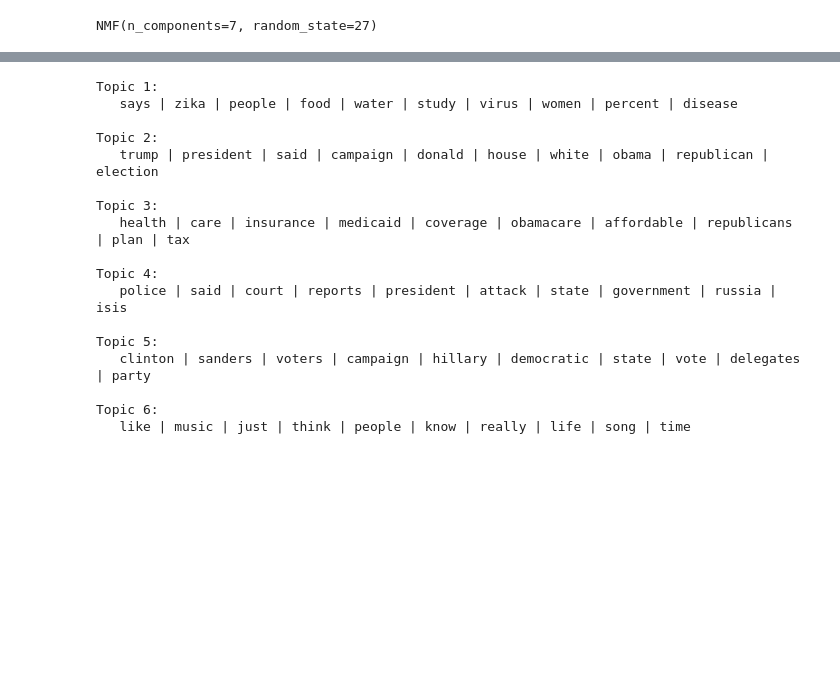
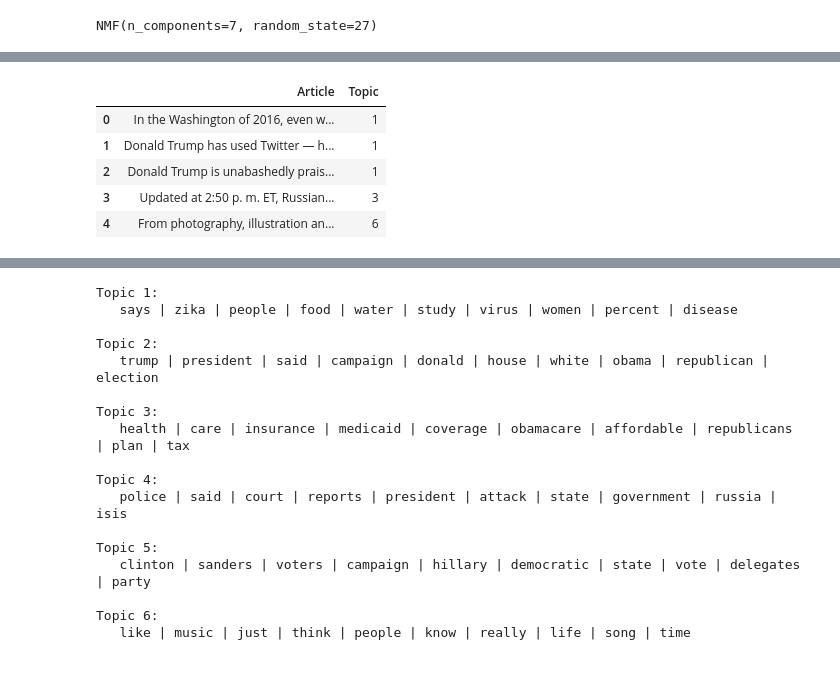
Before and after one commit to data-alch3m1st/Natural_Language_Processing--NLP--, a Jupyter notebook: Untitled.ipynb, the cells around one changed output, grey strips where cells are left out. Cells and saved outputs as stored; diff of their text form; code cells hidden in the pictures; blank space fills up the shorter version.

Commit message:
Data vis, topics updates

```diff
--- a/Untitled.ipynb
+++ b/Untitled.ipynb
@@ -71,0 +113,16 @@ NMF(n_components=7, random_state=27)
+# %%
+# Transform the TFIDF to get topic distros for each document
+topic_distributions = nmf_model.transform(tfidf)
+
+# Assign the topic to each article
+df['Topic'] = np.argmax(topic_distributions, axis=1)
+
+# Show the DataFrame with assigned topics
+df[['Article', 'Topic']].head()
+# %% [output]
+|  | Article | Topic |
+| 0 | In the Washington of 2016, even w... | 1 |
+| 1 | Donald Trump has used Twitter — h... | 1 |
+| 2 | Donald Trump is unabashedly prais... | 1 |
+| 3 | Updated at 2:50 p. m. ET, Russian... | 3 |
+| 4 | From photography, illustration an... | 6 |
```
Also changed, not shown: parts of 6 cells of this notebook, 1 other file.
